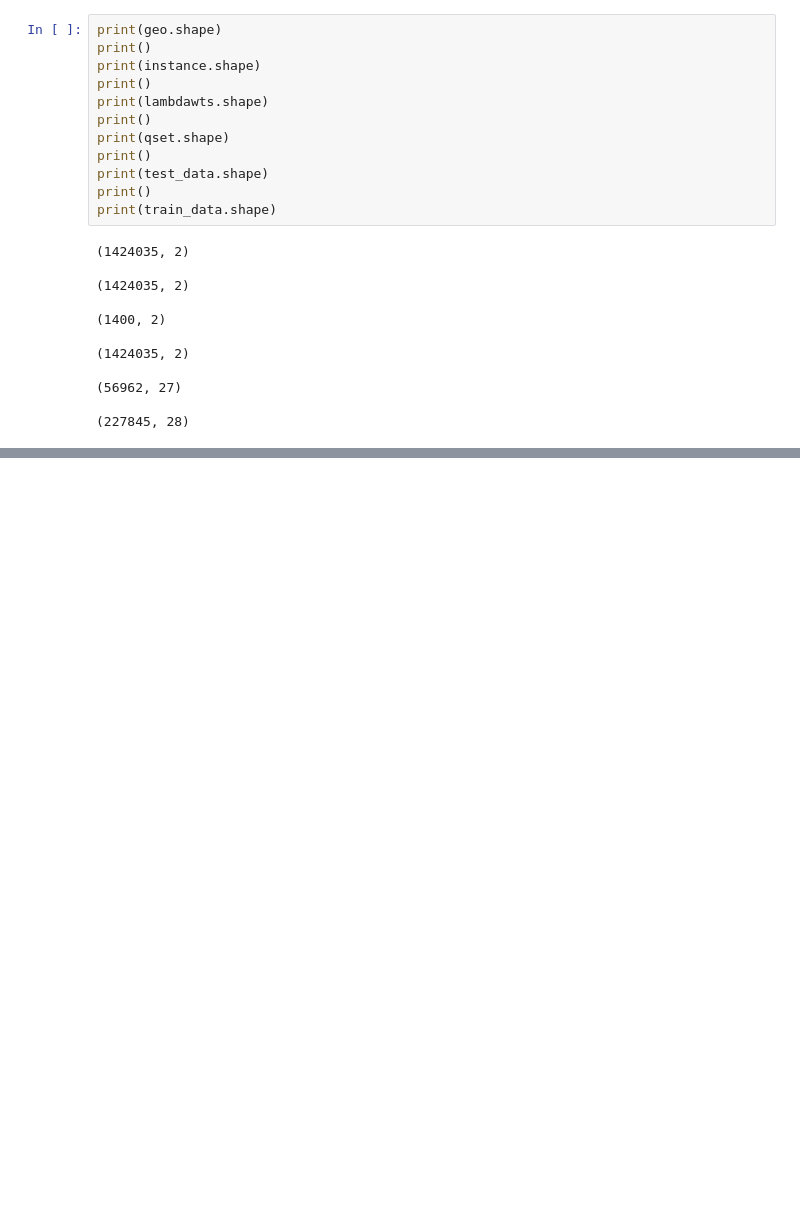
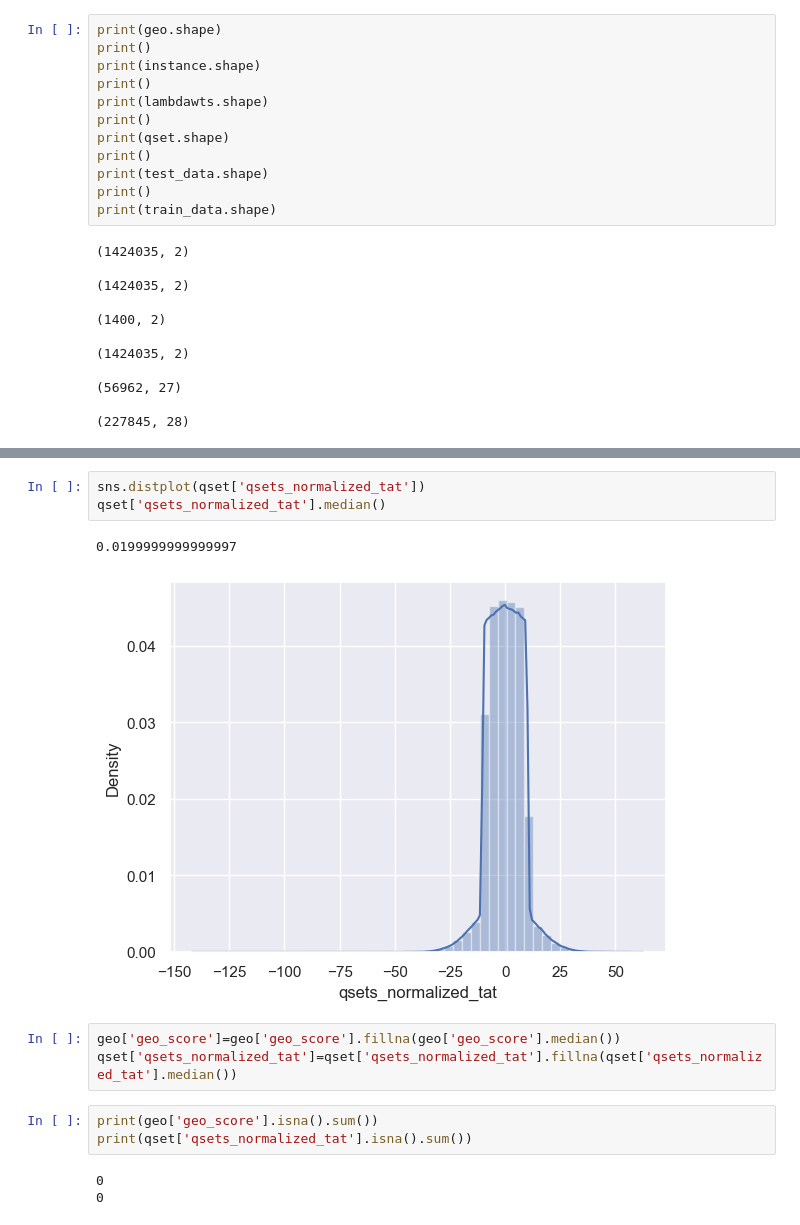
Before and after one commit to L-z-r-s/Banking-Fraud, a Jupyter notebook: Banking fraud.ipynb, the cells around one changed output, grey strips where cells are left out. Cells and saved outputs as stored; diff of their text form; blank space fills up the shorter version.

```diff
--- a/Banking fraud.ipynb
+++ b/Banking fraud.ipynb
@@ -43,0 +200,15 @@ print(train_data.shape)
+# %%
+sns.distplot(qset['qsets_normalized_tat'])
+qset['qsets_normalized_tat'].median()
+# %% [output]
+0.0199999999999997
+[figure, added]
+# %%
+geo['geo_score']=geo['geo_score'].fillna(geo['geo_score'].median())
+qset['qsets_normalized_tat']=qset['qsets_normalized_tat'].fillna(qset['qsets_normalized_tat'].median())
+# %%
+print(geo['geo_score'].isna().sum())
+print(qset['qsets_normalized_tat'].isna().sum())
+# %% [output]
+0
+0
```
Also changed, not shown: parts of 14 cells of this notebook.
